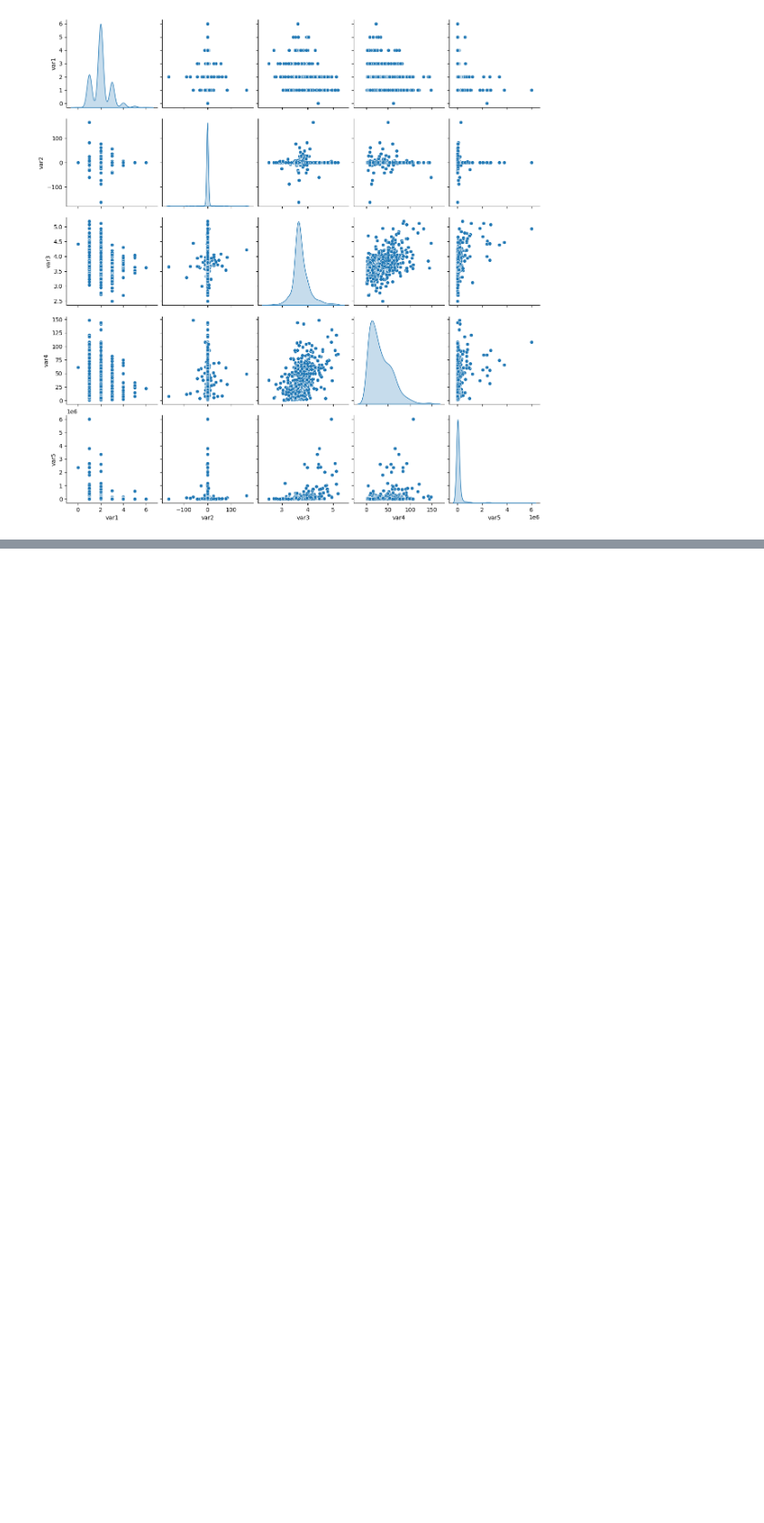
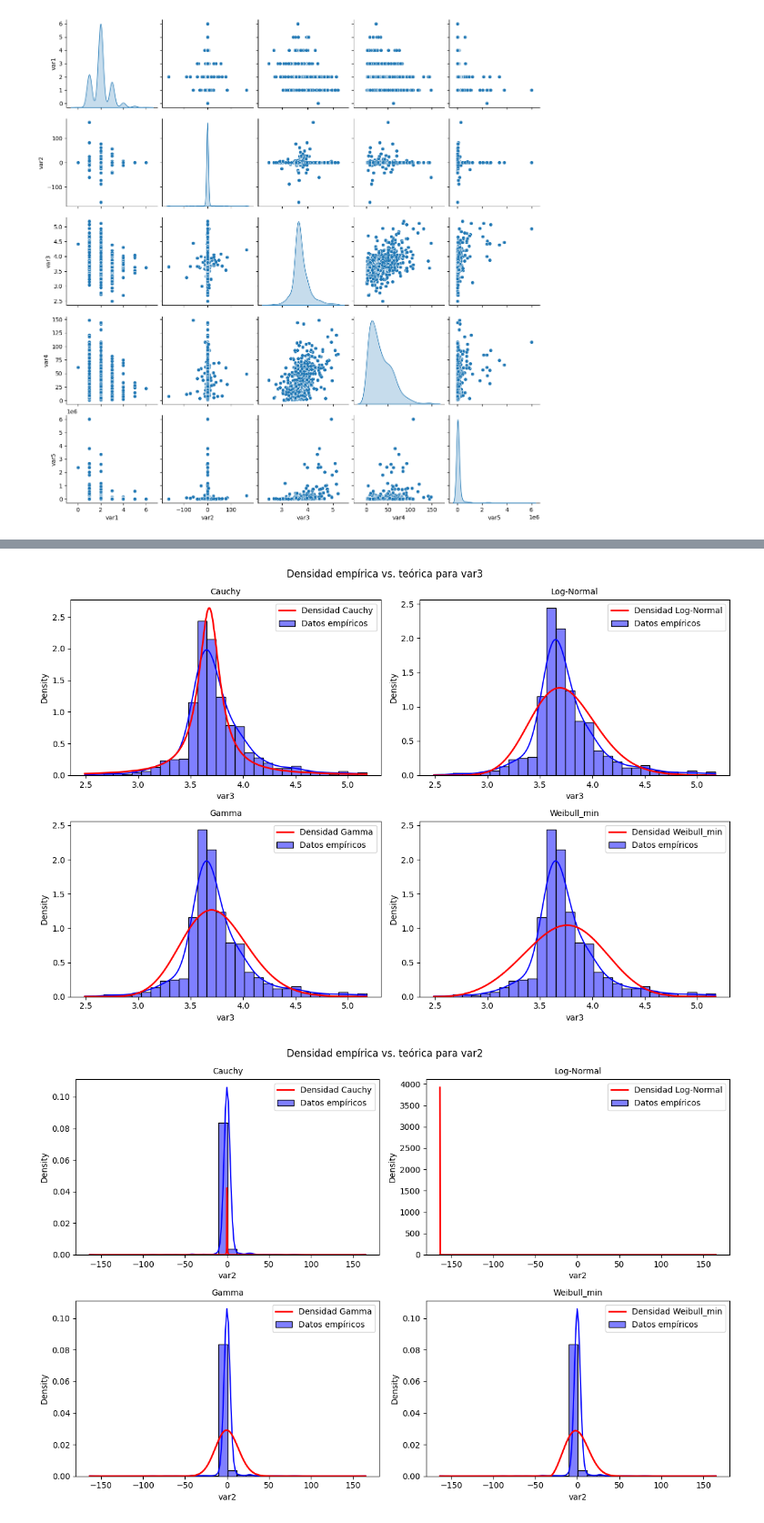
Before and after one commit to DanyHidalgo/Tarea-1---EML, a Jupyter notebook: Tarea1.1.ipynb, the cells around one changed output, grey strips where cells are left out. Shown at 91% size. Cells and saved outputs as stored; diff of their text form; code cells hidden in the pictures; blank space fills up the shorter version.

```diff
--- a/Tarea1.1.ipynb
+++ b/Tarea1.1.ipynb
@@ -134,0 +218,45 @@ def get_best_distribution(data, dist_names):
+# %%
+# Grafica de densidades
+
+def plot_density(data, dist, params, ax, nombre):
+    sns.histplot(data, kde=True, stat="density", bins=30, label="Datos empíricos", color="blue", alpha=0.5, ax=ax)
+
+    x = np.linspace(min(data), max(data), 1000)
+    y = dist.pdf(x, *params[:-2], loc=params[-2], scale=params[-1])
+
+    ax.plot(x, y, label=f"Densidad {nombre}", color="red", lw=2)
+    ax.set_title(f"{nombre}", fontsize=10)
+    ax.legend()
+# %%
+for var in variables:
+    data = df[var].dropna()
+
+    # Determinar la cantidad de distribuciones y definir la cuadrícula
+    cols = 2  # Número de columnas (dos gráficos por fila)
+    rows = math.ceil(len(dist_continuas) / cols)  # Número de filas necesarias
+
+    # Crear la figura con subgráficas
+    fig, axes = plt.subplots(rows, cols, figsize=(cols * 6, rows * 4))
+    axes = axes.flatten()  # Aplanar la matriz de subgráficas
+
+    plot_idx = 0  # Índice de subgráfica
+
+    for nombre, dist in dist_continuas:
+        params = ajustes[var][nombre]
+
+        # Graficar en la subgráfica correspondiente
+        plot_density(data, dist, params, axes[plot_idx], nombre)
+
+        plot_idx += 1  # Pasamos a la siguiente subgráfica
+
+    # Ocultar subgráficas sobrantes si las hay
+    for i in range(plot_idx, len(axes)):
+        axes[i].axis("off")
+
+    # Título general, ajuste de diseño y mostrar figura
+    fig.suptitle(f"Densidad empírica vs. teórica para {var}", fontsize=12)
+    plt.tight_layout()
+    plt.show()
+# %% [output]
+[figure, added]
+[figure, added]
```
Also changed, not shown: parts of 16 cells of this notebook.
